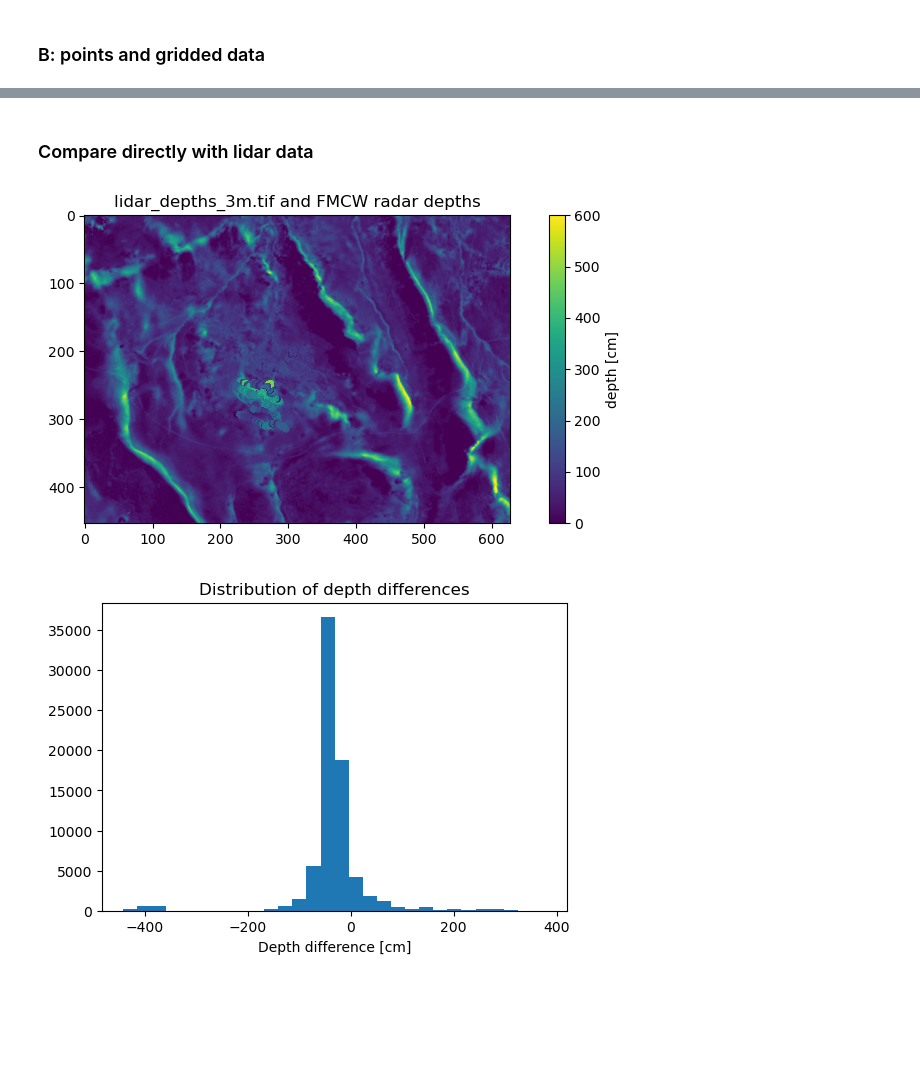
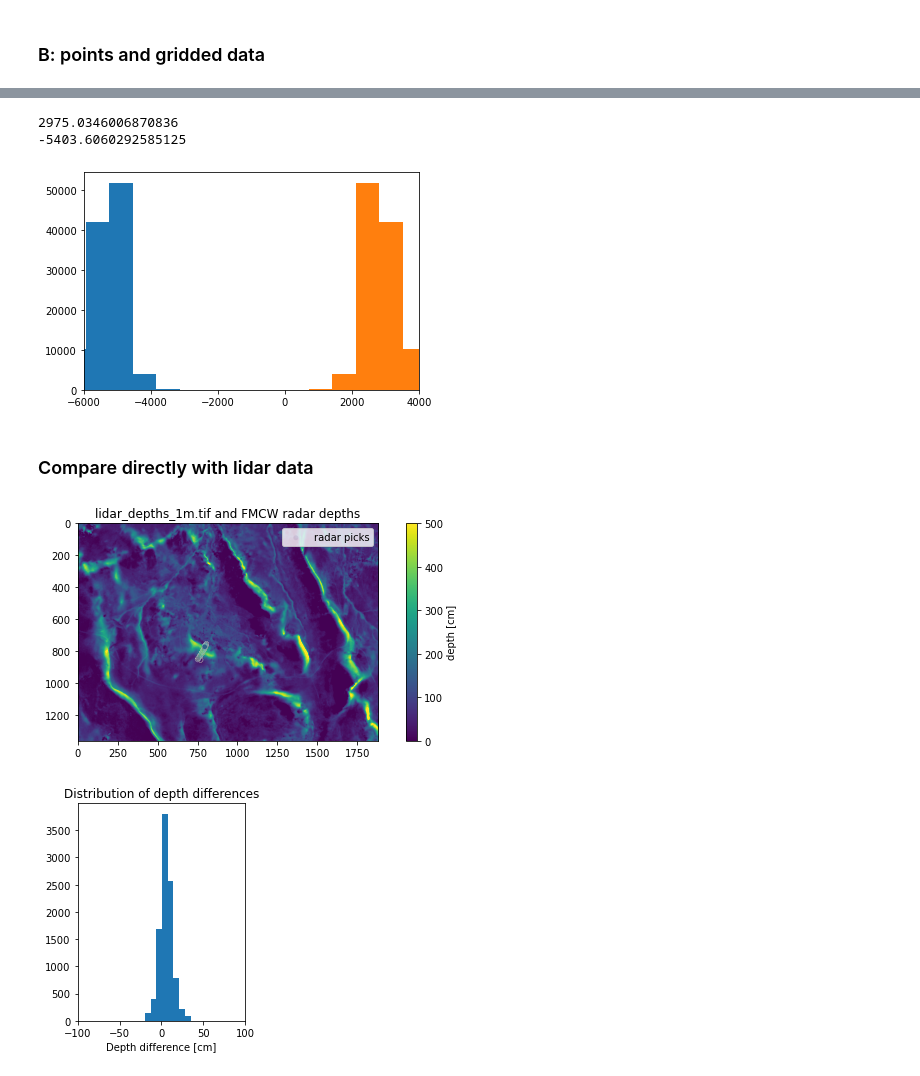
Before and after one commit to jukesliu/snow-radar, a Jupyter notebook: process_ground_data.ipynb, the cells around one changed output, grey strips where cells are left out. Drawn from its saved outputs; the diff is of its cells as text; code cells hidden in the pictures; blank space fills up the shorter version.

```diff
--- a/process_ground_data.ipynb
+++ b/process_ground_data.ipynb
@@ -347,5 +412,4 @@ plt.show()
 # %%
-radar_exports = glob.glob('/Users/jukesliu/Documents/POSTDOC/snow-radar/RY_output/coords/rd*1000scale*100size*1mod*.csv')
-radar_exports.sort()
-print(radar_exports)
+all_radar_dfs = pd.read_csv('/Users/jukesliu/Documents/POSTDOC/snow-radar/RY_output/coords/all_rds_lidar0removed.csv')
+all_radar_dfs
 # %% [output]
@@ -410,6 +428,0 @@ rd15_1000scale_100size_1mod.csv
-# %%
-# concatenate
-all_radar_dfs = pd.concat(radar_dfs)
-all_radar_dfs = all_radar_dfs.dropna().reset_index()
-all_radar_dfs = all_radar_dfs.reset_index()
-all_radar_dfs.head()
@@ -449,0 +431,9 @@ plt.show()
+# %%
+# subtract directly from lidar depths
+x_idxs = []; y_idxs = []
+for i in range(0, len(all_radar_dfs.UTMx)):
+    x = all_radar_dfs.UTMx[i]; y = all_radar_dfs.UTMy[i]
+
+    x_idxs.append(np.argmin(np.abs(grid_X-x)))
+    y_idxs.append(np.argmin(np.abs(grid_Y-y)))
+lidar_depths = lidar_DATA[y_idxs, x_idxs].flatten()
@@ -450,10 +446,22 @@ plt.show()
+# %%
+# solve the quadratic equation for rho
+a = 0.7
+b = 1.7
+c = 1-(3e8**2/(velocities**2))
+rho1 = (-b + np.sqrt((b**2)-4*a*c))/(2*a)
+rho2 = (-b - np.sqrt((b**2)-4*a*c))/(2*a)
+
+print(np.nanmean(rho1*1000)); print(np.nanmean(rho2*1000)) # multiply by 1000 to convert from g/cc to kg/m^3
+
+
+fig, ax = plt.subplots()
+ax.hist(rho2*1000,bins=30)
+ax.hist(rho1*1000, bins=30)
+plt.xlim(-6000,4000)
+plt.show()
+# %% [output]
+2975.0346006870836
+-5403.6060292585125
+[figure, added]
 # %% [markdown]
 ### Compare directly with lidar data
-# %%
-# subtract directly from lidar depths
-x_idxs = []; y_idxs = []
-for i in range(0, len(all_radar_dfs.x)):
-    x = all_radar_dfs.x[i]; y = all_radar_dfs.y[i]
-
-    x_idxs.append(np.argmin(np.abs(grid_X-x)))
-    y_idxs.append(np.argmin(np.abs(grid_Y-y)))
@@ -460,22 +471,23 @@ for i in range(0, len(all_radar_dfs.x)):
 # %%
 plt.figure(figsize=(10,4))
-plt.imshow(data1,vmin=0, vmax=600)
+plt.imshow(data1,vmin=0, vmax=500)
 cbar = plt.colorbar(); cbar.set_label('depth [cm]')
-plt.scatter(x_idxs, y_idxs, c=all_radar_dfs.depth/2, marker='o',s=15,vmin=0, vmax=600)
+plt.scatter(x_idxs, y_idxs, c=all_radar_dfs.radar_depth_cm,marker='o',edgecolor='white',linewidth=0.2,s=25,vmin=0,vmax=500,alpha=0.1)
 plt.title(fname1+' and FMCW radar depths')
+plt.legend(['radar picks'])
 plt.show()
 # %% [output]
-[figure, old version]
+[figure, new version]
 # %%
 # grab difference in depth at points
-gridded_depths_at_points = data1[y_idxs, x_idxs].flatten()
-diff = gridded_depths_at_points - all_radar_dfs.depth/2
+gridded_depths_at_points = lidar_DATA[y_idxs, x_idxs].flatten()
+diff = gridded_depths_at_points - (all_radar_dfs.radar_depth_cm)
 
-plt.figure(figsize=(6,4))
+plt.figure(figsize=(3,4))
 plt.hist(diff,bins=30)
-# plt.xlim(-250,250);
+plt.xlim(-100,100);
 plt.title('Distribution of depth differences'); plt.xlabel('Depth difference [cm]')
 plt.show()
 # %% [output]
-[figure, old version]
+[figure, new version]
 # %%
```
Also changed, not shown: parts of 51 cells of this notebook, 4 other files.
